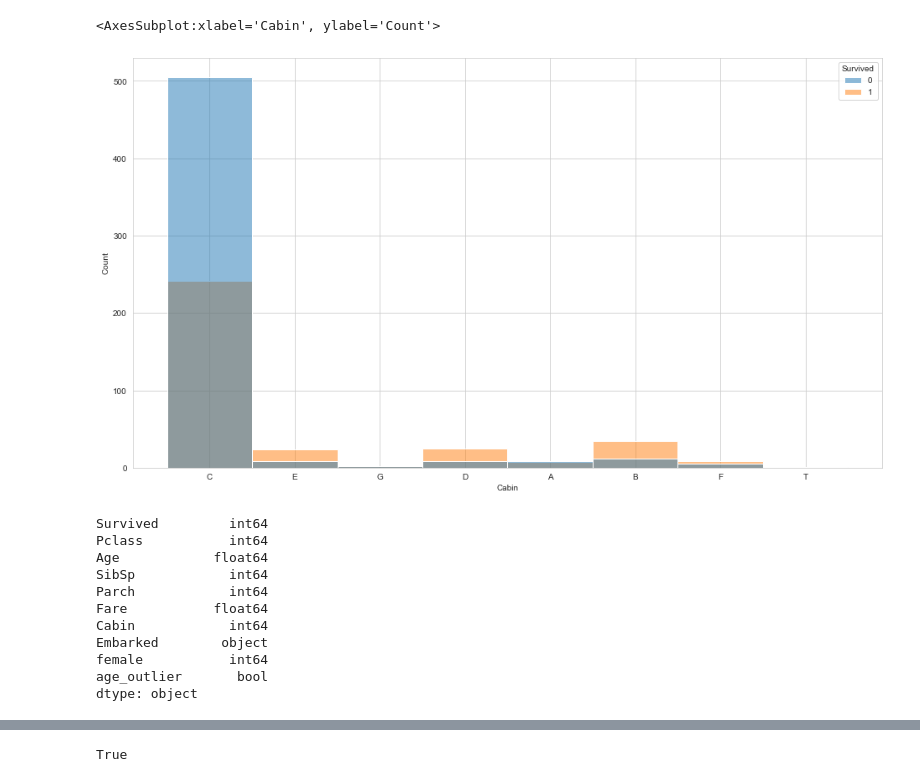
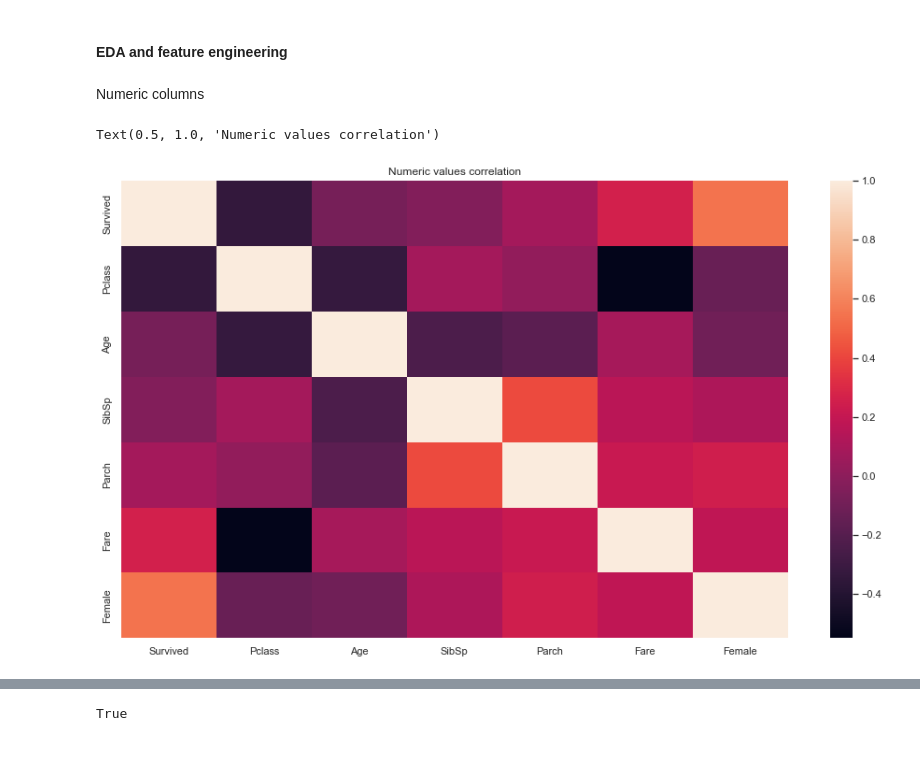
Before and after one commit to GoldenGarr/Titanic-, a Jupyter notebook: Titanic.ipynb, the cells around one changed output, grey strips where cells are left out. Cells and saved outputs as stored; diff of their text form; code cells hidden in the pictures; blank space fills up the shorter version.

```diff
--- a/Titanic.ipynb
+++ b/Titanic.ipynb
@@ -94,4 +55,0 @@ cabin_dict
-# %%
-df.Cabin = df.Cabin.fillna(df.Cabin.value_counts().index[0])
-# %%
-df.Cabin = df.Cabin.apply(lambda x: cabin_dict[x])
@@ -143,4 +73,0 @@ df = df.drop(['Name', 'Ticket'], axis=1)
-# %%
-lower_age_bound = df.Age.quantile(0.005)
-upper_age_bound = df.Age.quantile(0.975)
-df['age_outlier'] =  ((df.Age > lower_age_bound) & (df.Age < upper_age_bound)).astype(int)
@@ -222,9 +73,0 @@ Index(['Survived', 'Pclass', 'Age', 'SibSp', 'Parch', 'Fare', 'Cabin',
-# %%
-# fig = plt.figure(figsize=(16, 9))
-sns.set_style('whitegrid')
-
-sns.barplot(x=df['female'].unique()
-            , y=df.reset_index().groupby('female').PassengerId.count())
-plt.title('Number of passengers of each sex', fontsize=20)
-plt.ylabel('Amount', fontsize=15)
-plt.xlabel('Sex', fontsize=15)
@@ -309,19 +73,0 @@ plt.xlim(0, 280)
-# %%
-sns.histplot(data=df, x='Cabin', hue='Survived')
-# %% [output]
-<AxesSubplot:xlabel='Cabin', ylabel='Count'>
-[figure, removed]
-# %%
-df.dtypes
-# %% [output]
-Survived         int64
-Pclass           int64
-Age            float64
-SibSp            int64
-Parch            int64
-Fare           float64
-Cabin            int64
-Embarked        object
-female           int64
-age_outlier       bool
-dtype: object
@@ -329,0 +74,12 @@ categorical_columns = df.loc[:, df.dtypes == object].columns
+# %% [markdown]
+#### EDA and feature engineering
+# %% [markdown]
+Numeric columns
+# %%
+fig = plt.figure(figsize=(16, 9))
+
+sns.heatmap(df[numeric_columns].corr())
+plt.title('Numeric values correlation')
+# %% [output]
+Text(0.5, 1.0, 'Numeric values correlation')
+[figure, added]
```
Also changed, not shown: parts of 97 cells of this notebook.
